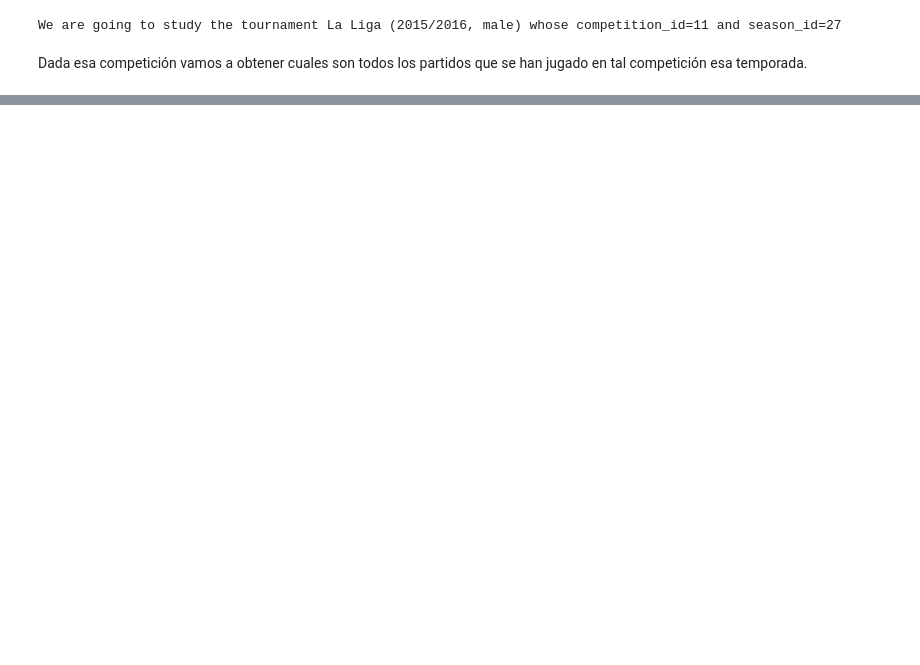
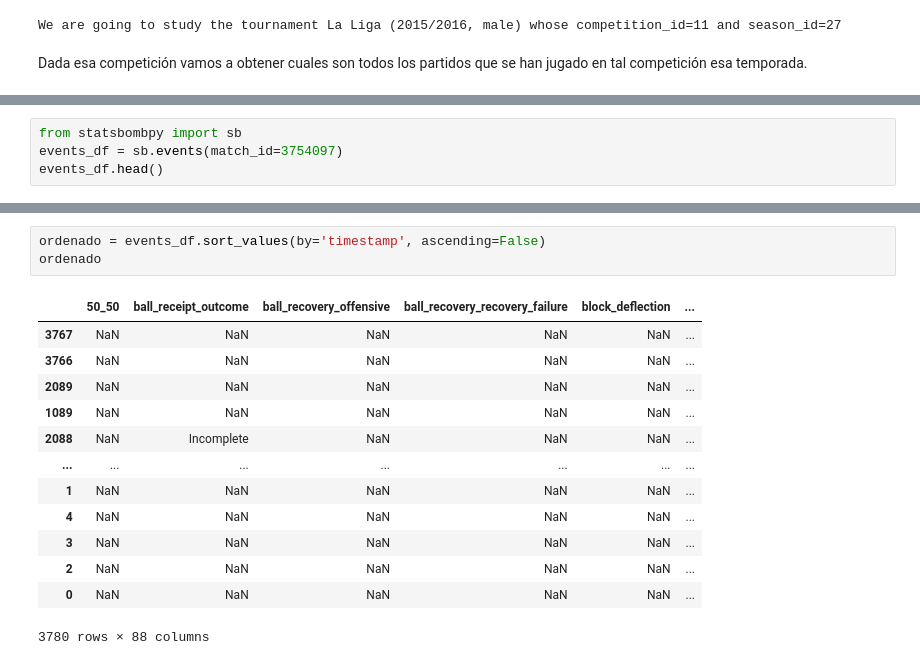
Before and after one commit to Jaime-Linares/DataAnalysis-FootySage, a Jupyter notebook: feature_selection.ipynb, the cells around one changed output, grey strips where cells are left out. Cells and saved outputs as stored; diff of their text form; blank space fills up the shorter version.

Commit message:
[feat] obtain data and process the data from matches (structure and firsts characteristics obtained)

```diff
--- a/feature_selection.ipynb
+++ b/feature_selection.ipynb
@@ -73,0 +91,4 @@ home_score
+# %%
+from statsbombpy import sb
+events_df = sb.events(match_id=3754097)
+events_df.head()
@@ -73,0 +103,17 @@ home_score
+# %%
+ordenado = events_df.sort_values(by='timestamp', ascending=False)
+ordenado
+# %% [output]
+|  | 50_50 | ball_receipt_outcome | ball_recovery_offensive | ball_recovery_recovery_failure | block_deflection | ... |
+| 3767 | NaN | NaN | NaN | NaN | NaN | ... |
+| 3766 | NaN | NaN | NaN | NaN | NaN | ... |
+| 2089 | NaN | NaN | NaN | NaN | NaN | ... |
+| 1089 | NaN | NaN | NaN | NaN | NaN | ... |
+| 2088 | NaN | Incomplete | NaN | NaN | NaN | ... |
+| ... | ... | ... | ... | ... | ... | ... |
+| 1 | NaN | NaN | NaN | NaN | NaN | ... |
+| 4 | NaN | NaN | NaN | NaN | NaN | ... |
+| 3 | NaN | NaN | NaN | NaN | NaN | ... |
+| 2 | NaN | NaN | NaN | NaN | NaN | ... |
+| 0 | NaN | NaN | NaN | NaN | NaN | ... |
+3780 rows × 88 columns
```
Also changed, not shown: parts of 12 cells of this notebook, 3 other files.
